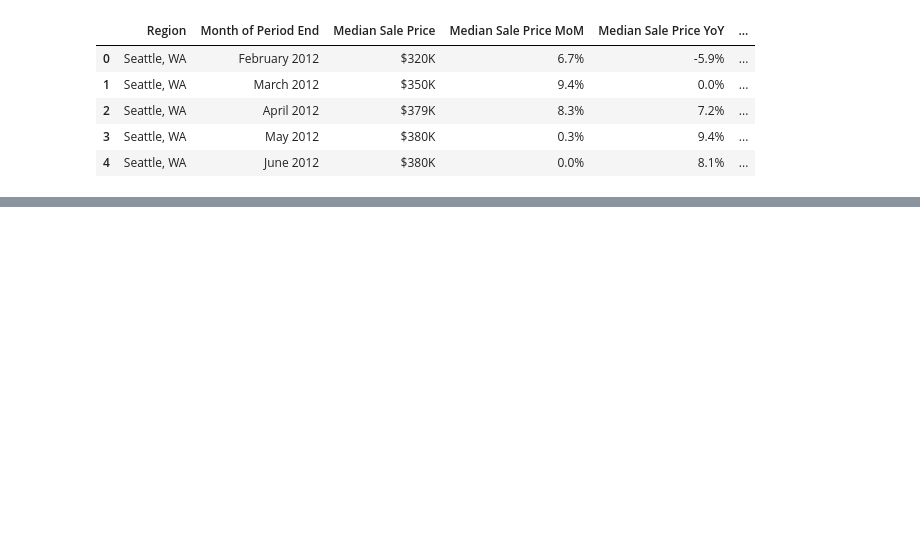
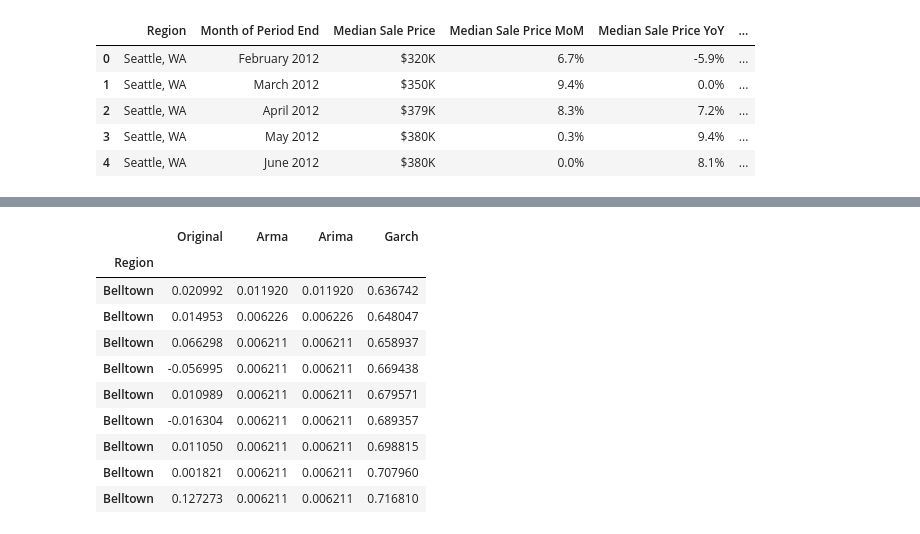
Before and after one commit to CapraRoyale/property-predictions, a Jupyter notebook: data_template.ipynb, the cells around one changed output, grey strips where cells are left out. Saved outputs shown, nothing was run; the diff lists cells and outputs as text; code cells hidden in the pictures; blank space fills up the shorter version.

```diff
--- a/data_template.ipynb
+++ b/data_template.ipynb
@@ -86,0 +305,4 @@ parallel_categories_plot.show()
+# %%
+predicted_arma = results.forecast(steps=9)[0]
+Comparison["Arma"] = predicted_arma
+Comparison
@@ -86,0 +343,4 @@ parallel_categories_plot.show()
+# %%
+predicted_arima = results.forecast(steps=9)[0]
+Comparison["Arima"] = predicted_arma
+Comparison
@@ -86,0 +359,5 @@ parallel_categories_plot.show()
+# %%
+from arch import arch_model
+model = arch_model(Returns, mean="Zero", vol="GARCH", p=1, q=1)
+res = model.fit(disp="off")
+res.summary()
@@ -86,0 +388,24 @@ parallel_categories_plot.show()
+# %%
+import numpy as np
+
+forecast_horizon = 9
+garch = res.forecast(horizon=forecast_horizon)
+intermediate = np.sqrt(garch.variance.dropna() * 252)
+final = intermediate.dropna().T
+final.columns = ["Garch"]
+final.index = Comparison.index
+Comparison["Garch"] = final["Garch"]
+# %%
+Comparison
+# %% [output]
+|  | Original | Arma | Arima | Garch |
+| Region |  |  |  |  |
+| Belltown | 0.020992 | 0.011920 | 0.011920 | 0.636742 |
+| Belltown | 0.014953 | 0.006226 | 0.006226 | 0.648047 |
+| Belltown | 0.066298 | 0.006211 | 0.006211 | 0.658937 |
+| Belltown | -0.056995 | 0.006211 | 0.006211 | 0.669438 |
+| Belltown | 0.010989 | 0.006211 | 0.006211 | 0.679571 |
+| Belltown | -0.016304 | 0.006211 | 0.006211 | 0.689357 |
+| Belltown | 0.011050 | 0.006211 | 0.006211 | 0.698815 |
+| Belltown | 0.001821 | 0.006211 | 0.006211 | 0.707960 |
+| Belltown | 0.127273 | 0.006211 | 0.006211 | 0.716810 |
```
Also changed, not shown: parts of 26 cells of this notebook, 1 other file.
